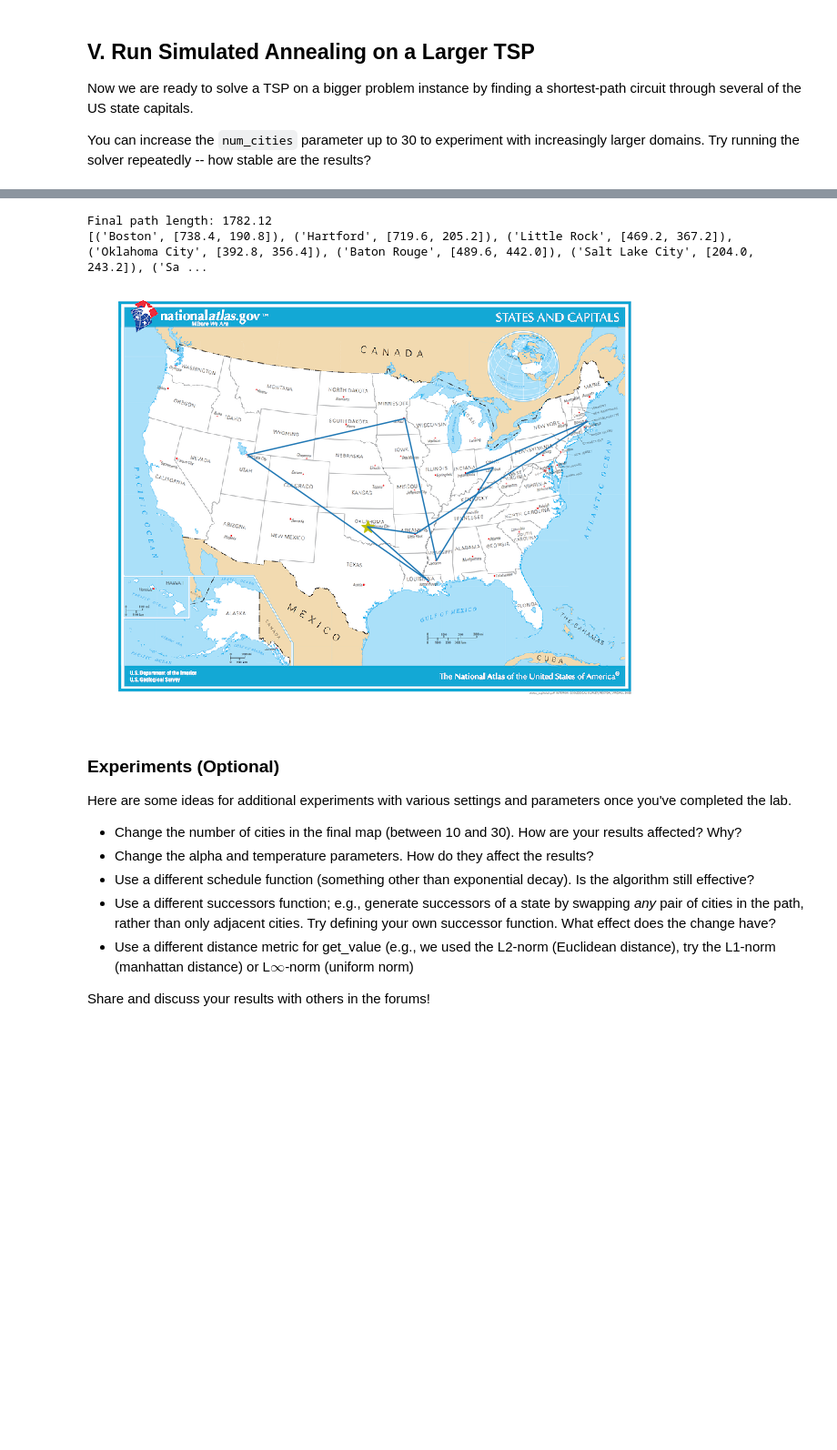
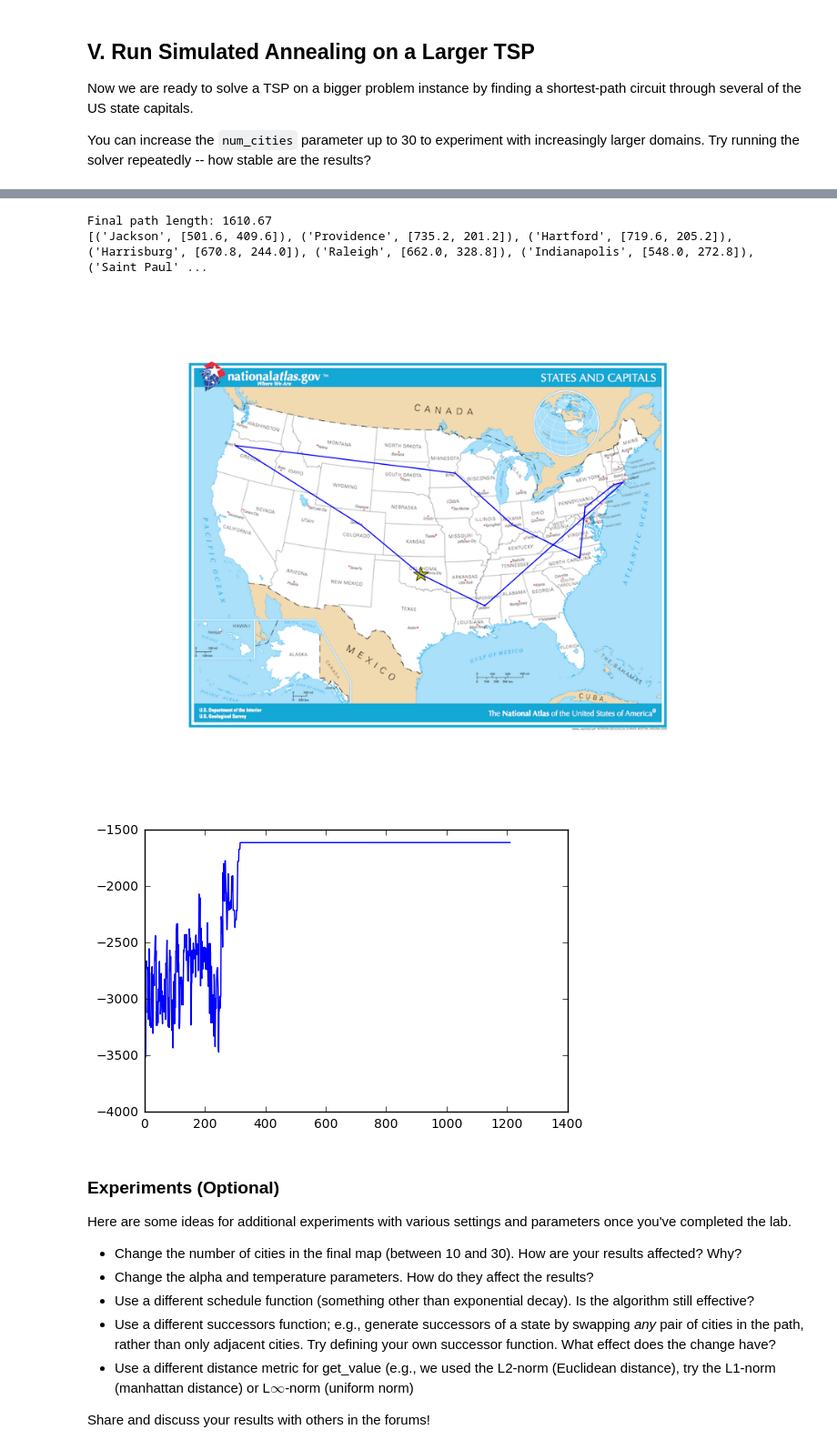
Before and after one commit to jdoepfert/AIND-Simulated_Annealing, a Jupyter notebook: AIND-Simulated_Annealing.ipynb, the cells around one changed output, grey strips where cells are left out. Shown at 91% size. Saved outputs shown, nothing was run; the diff lists cells and outputs as text; code cells hidden in the pictures; blank space fills up the shorter version.

```diff
--- a/AIND-Simulated_Annealing.ipynb
+++ b/AIND-Simulated_Annealing.ipynb
@@ -297,15 +306,19 @@ Initial path value: 2296.39
 # %%
 # set the decay rate and initial temperature parameters, then run simulated annealing to solve the TSP
 alpha = 0.97
-temperature=1e8
-result = simulated_annealing(capitals_tsp, schedule)
+temperature=1e6
+result, fitness_history = simulated_annealing(capitals_tsp, schedule)
 print("Final path length: {:.2f}".format(-result.get_value()))
 print(result.path)
 show_path(result.coords, starting_city)
 # %% [output]
-Final path length: 1782.12
-[('Boston', [738.4, 190.8]), ('Hartford', [719.6, 205.2]), ('Little Rock', [469.2, 367.2]), ('Oklahoma City', [392.8, 356.4]), ('Baton Rouge', [489.6, 442.0]), ('Salt Lake City', [204.0, 243.2]), ('Sa ...
+Final path length: 1610.67
+[('Jackson', [501.6, 409.6]), ('Providence', [735.2, 201.2]), ('Hartford', [719.6, 205.2]), ('Harrisburg', [670.8, 244.0]), ('Raleigh', [662.0, 328.8]), ('Indianapolis', [548.0, 272.8]), ('Saint Paul' ...
-[figure, old version]
+[figure, new version]
+# %%
+plt.plot(fitness_history);
+# %% [output]
+[figure, added]
 # %% [markdown]
 ### Experiments (Optional)
 Here are some ideas for additional experiments with various settings and parameters once you've completed the lab.
```
Also changed, not shown: parts of 9 cells of this notebook.
